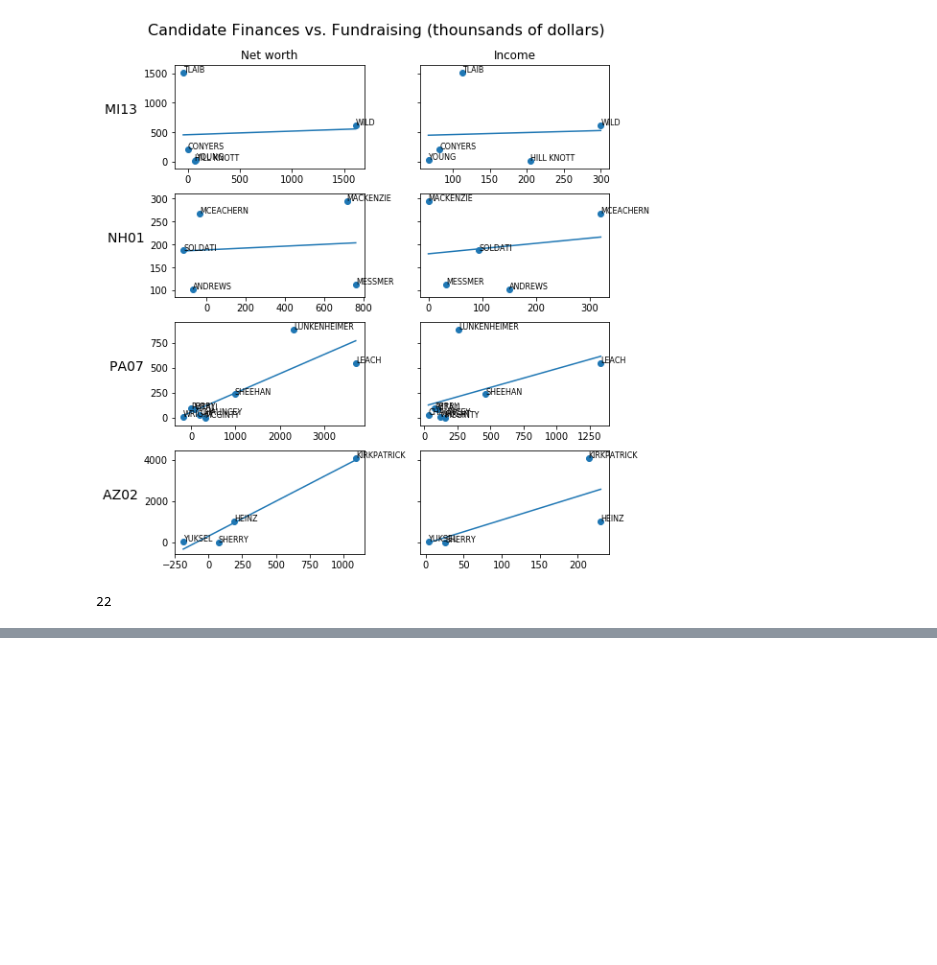
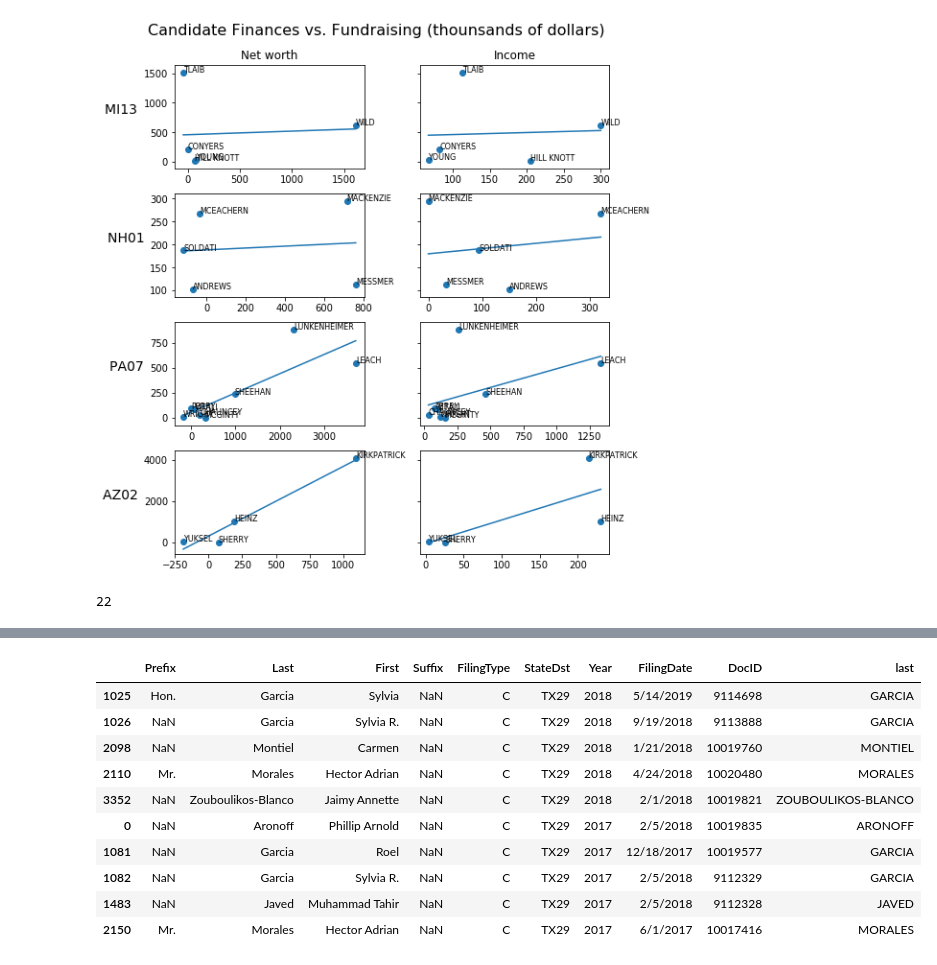
Before and after one commit to treybc/ddrl-honors, a Jupyter notebook: ipython/get_data_set.ipynb, the cells around one changed output, grey strips where cells are left out. Saved outputs shown, nothing was run; the diff lists cells and outputs as text; code cells hidden in the pictures; blank space fills up the shorter version.

```diff
--- a/ipython/get_data_set.ipynb
+++ b/ipython/get_data_set.ipynb
@@ -298,0 +583,15 @@ print(len(manual_df))
+# %%
+district = 'TX29'
+df_disclosures[df_disclosures.StateDst == district]
+# %% [output]
+|  | Prefix | Last | First | Suffix | FilingType | StateDst | Year | FilingDate | DocID | last |
+| 1025 | Hon. | Garcia | Sylvia | NaN | C | TX29 | 2018 | 5/14/2019 | 9114698 | GARCIA |
+| 1026 | NaN | Garcia | Sylvia R. | NaN | C | TX29 | 2018 | 9/19/2018 | 9113888 | GARCIA |
+| 2098 | NaN | Montiel | Carmen | NaN | C | TX29 | 2018 | 1/21/2018 | 10019760 | MONTIEL |
+| 2110 | Mr. | Morales | Hector Adrian | NaN | C | TX29 | 2018 | 4/24/2018 | 10020480 | MORALES |
+| 3352 | NaN | Zouboulikos-Blanco | Jaimy Annette | NaN | C | TX29 | 2018 | 2/1/2018 | 10019821 | ZOUBOULIKOS-BLANCO |
+| 0 | NaN | Aronoff | Phillip Arnold | NaN | C | TX29 | 2017 | 2/5/2018 | 10019835 | ARONOFF |
+| 1081 | NaN | Garcia | Roel | NaN | C | TX29 | 2017 | 12/18/2017 | 10019577 | GARCIA |
+| 1082 | NaN | Garcia | Sylvia R. | NaN | C | TX29 | 2017 | 2/5/2018 | 9112329 | GARCIA |
+| 1483 | NaN | Javed | Muhammad Tahir | NaN | C | TX29 | 2017 | 2/5/2018 | 9112328 | JAVED |
+| 2150 | Mr. | Morales | Hector Adrian | NaN | C | TX29 | 2017 | 6/1/2017 | 10017416 | MORALES |
```
Also changed, not shown: parts of 31 cells of this notebook, 2 other files.
